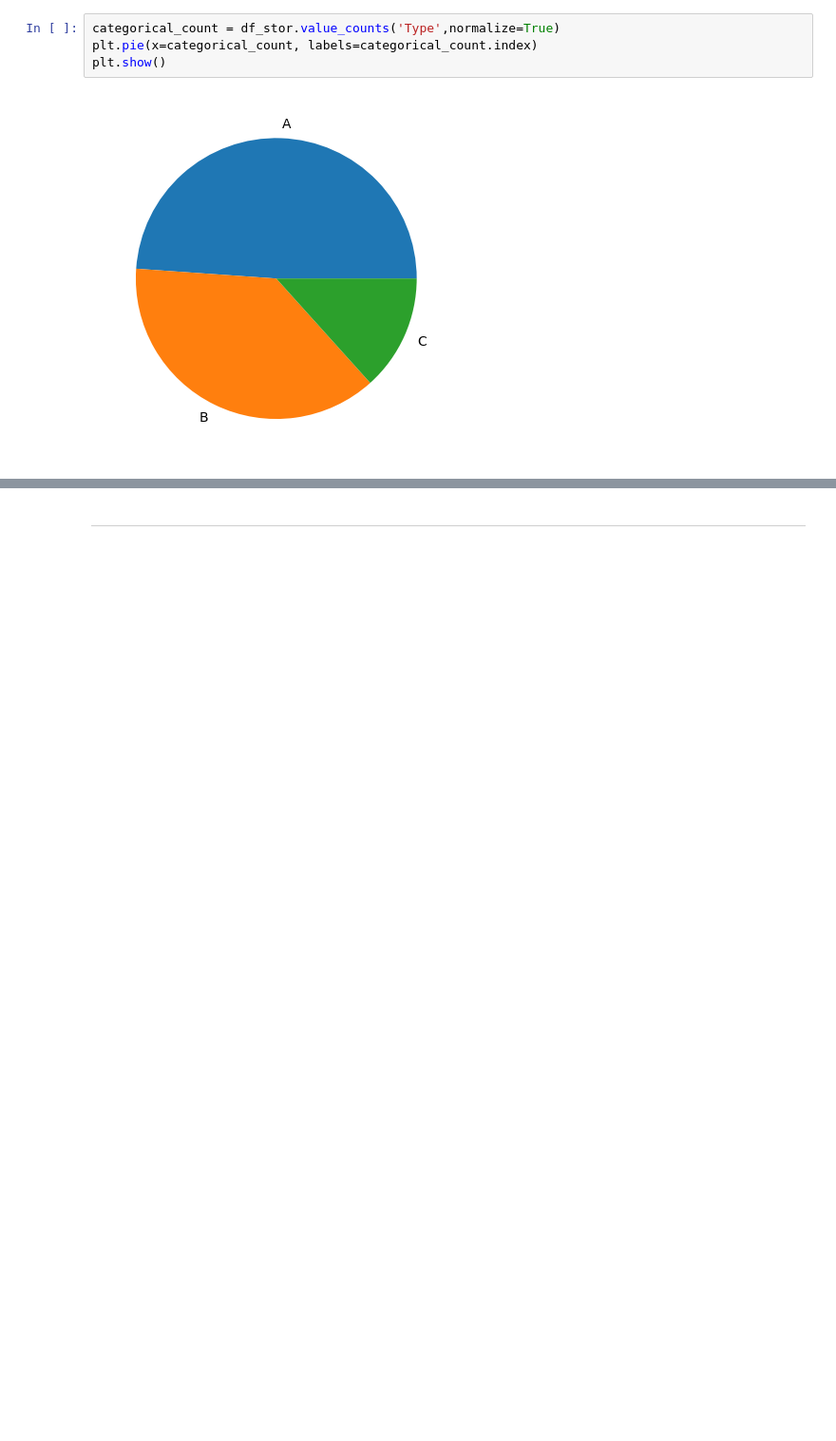
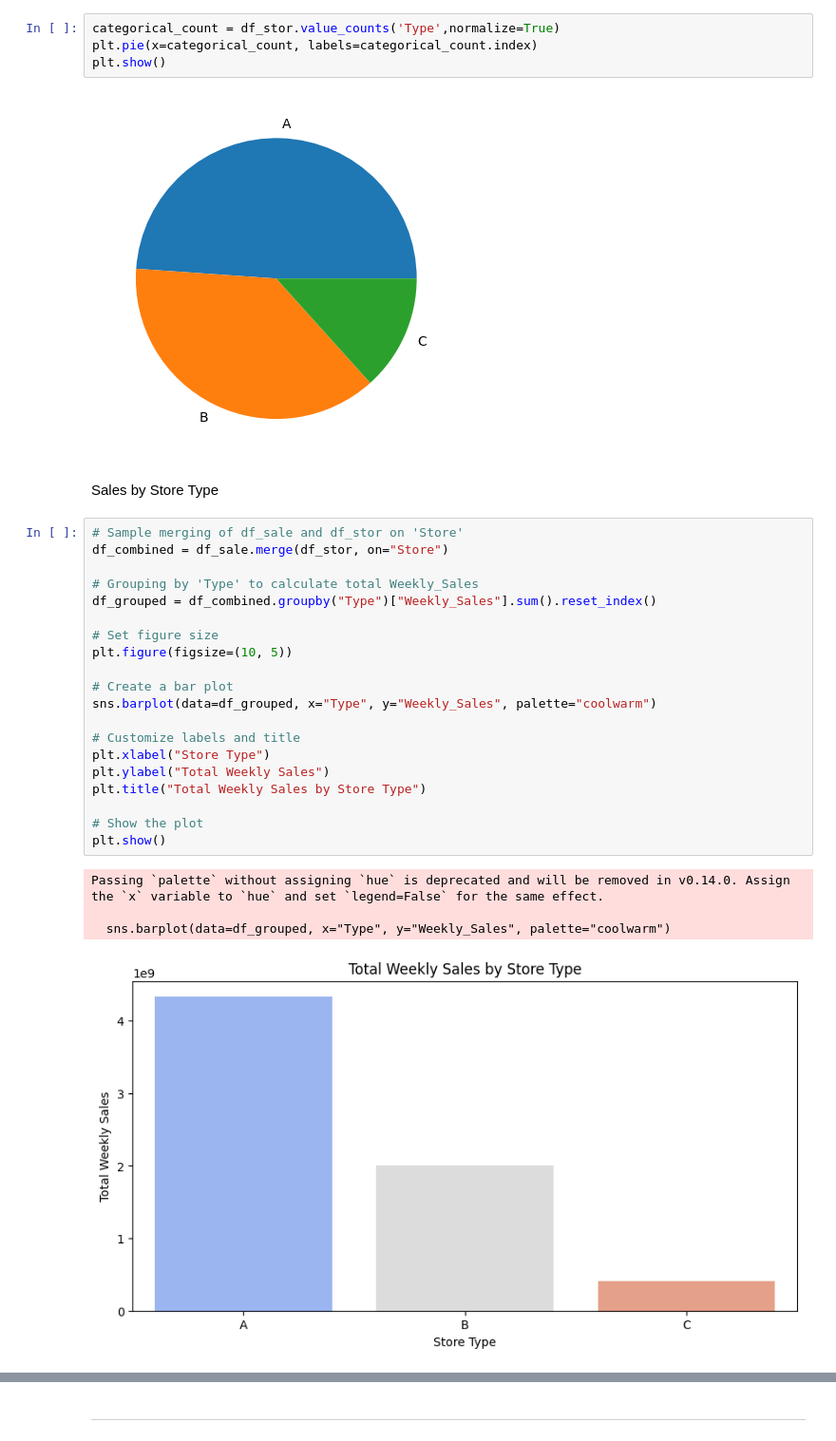
Before and after one commit to rmj9000/SalesDataAnalysis, a Jupyter notebook: jupyter_notebooks/02_DataVisualisations.ipynb, the cells around one changed output, grey strips where cells are left out. Shown at 95% size. Cells and saved outputs as stored; diff of their text form; blank space fills up the shorter version.

Commit message:
corrected labels on axes of bar chart

```diff
--- a/jupyter_notebooks/02_DataVisualisations.ipynb
+++ b/jupyter_notebooks/02_DataVisualisations.ipynb
@@ -141,3 +141,30 @@ plt.pie(x=categorical_count, labels=categorical_count.index)
 plt.show()
 # %% [output]
 [figure]
+# %% [markdown]
+Sales by Store Type
+# %%
+# Sample merging of df_sale and df_stor on 'Store'
+df_combined = df_sale.merge(df_stor, on="Store")
+
+# Grouping by 'Type' to calculate total Weekly_Sales
+df_grouped = df_combined.groupby("Type")["Weekly_Sales"].sum().reset_index()
+
+# Set figure size
+plt.figure(figsize=(10, 5))
+
+# Create a bar plot
+sns.barplot(data=df_grouped, x="Type", y="Weekly_Sales", palette="coolwarm")
+
+# Customize labels and title
+plt.xlabel("Store Type")
+plt.ylabel("Total Weekly Sales")
+plt.title("Total Weekly Sales by Store Type")
+
+# Show the plot
+plt.show()
+# %% [output]
+Passing `palette` without assigning `hue` is deprecated and will be removed in v0.14.0. Assign the `x` variable to `hue` and set `legend=False` for the same effect.
+
+  sns.barplot(data=df_grouped, x="Type", y="Weekly_Sales", palette="coolwarm")
+[figure, added]
```
Also changed, not shown: parts of 2 cells of this notebook.
